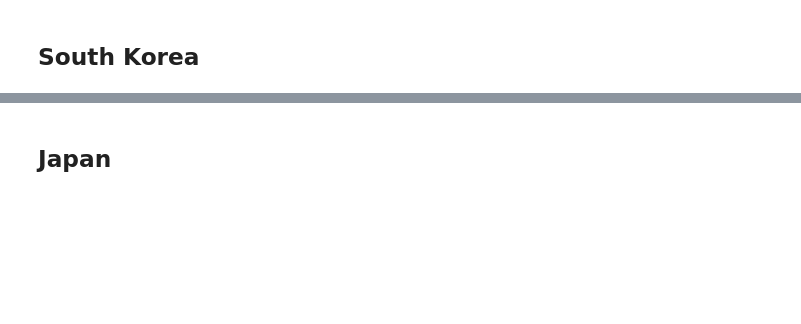
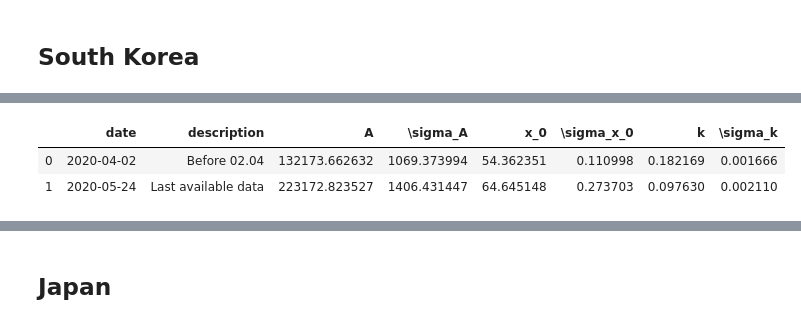
Before and after one commit to eg0rim/ER-project, a Jupyter notebook: project.ipynb, the cells around one changed output, grey strips where cells are left out. Drawn from its saved outputs; the diff is of its cells as text; code cells hidden in the pictures; blank space fills up the shorter version.

```diff
--- a/project.ipynb
+++ b/project.ipynb
@@ -278,0 +494,45 @@ for f in figs:
+# %%
+cutoffs = pd.DataFrame({
+    "date": [date("2020-04-02")],
+    "description": ["Before 02.04"]
+})
+params = get_fit_of_cutoffs(df, cutoffs, add_fit_of_all_data=True)
+figs = plotter(df, params, df_mobility=df_mobility)
+display(unfold(params))
+ext = "pdf"
+
+f = figs[-1]
+iw = image_writer(f, "IT_mobility", ext)
+iw.write()
+add_caption(f, date("2020-02-22"), text="Measures imposed in<br>northern regions", bg_color="LightGreen", pos_x=-80, pos_y = 25)
+iw.write()
+add_caption(f, date("2020-02-26"), text="Drop in mobilitly<br>in northern regions", bg_color="LightGreen", pos_x=-90, pos_y =70)
+iw.write()
+add_caption(f, date("2020-03-01"), text="Nationwide measures", bg_color="LightGreen", pos_x=-50)
+add_filling(f, date("2020-03-01"), date("2020-03-15"))
+add_caption(f, date("2020-03-15"), text="15-days delay betwwen nationwide measures<br>and significant drop in mobility", pos_y=-60, pos_x=150)
+iw.write()
+add_caption(f, date("2020-03-08"), text="Penalties for violation<br>measures introduced", bg_color="LightGreen", pos_y=-60, pos_x=-60)
+iw.write()
+add_caption(f, date("2020-03-22"), text="Mobility index reaches minimum", bg_color="LightGreen", pos_x=50)
+iw.write()
+f.show()
+
+f = figs[1]
+iw = image_writer(f, "IT_plot", ext)
+add_caption(f, date("2020-02-22"), text="Measures imposed in<br>northern regions", bg_color="LightGreen", pos_x=-80, pos_y = 25)
+add_caption(f, date("2020-02-26"), text="Drop in mobilitly<br>in northern regions", bg_color="LightGreen", pos_x=-90, pos_y =70)
+add_caption(f, date("2020-03-01"), text="Nationwide measures", bg_color="LightGreen", pos_x=-50)
+add_caption(f, date("2020-03-08"), text="Penalties for violation<br>measures introduced", bg_color="LightGreen", pos_y=-60, pos_x=-60)
+add_caption(f, date("2020-03-15"), text="15-days delay betwwen nationwide measures<br>and significant drop in mobility", pos_y=-60, pos_x=150)
+add_caption(f, date("2020-03-22"), text="Mobility index reaches minimum", bg_color="LightGreen", pos_x=50)
+add_filling(f, date("2020-03-01"), date("2020-03-15"))
+iw.write()
+add_filling(f, date("2020-03-22"), date("2020-04-02"), fill_color="Blue")
+add_caption(f, date("2020-03-28"), text="10-days <i>incubation</i> period", bg_color="LightBlue", pos_x=130, pos_y=15, wline=False)
+iw.write()
+f.show()
+# %% [output]
+|  | date | description | A | \sigma_A | x_0 | \sigma_x_0 | k | \sigma_k |
+| 0 | 2020-04-02 | Before 02.04 | 132173.662632 | 1069.373994 | 54.362351 | 0.110998 | 0.182169 | 0.001666 |
+| 1 | 2020-05-24 | Last available data | 223172.823527 | 1406.431447 | 64.645148 | 0.273703 | 0.097630 | 0.002110 |
```
Also changed, not shown: parts of 15 cells of this notebook.
